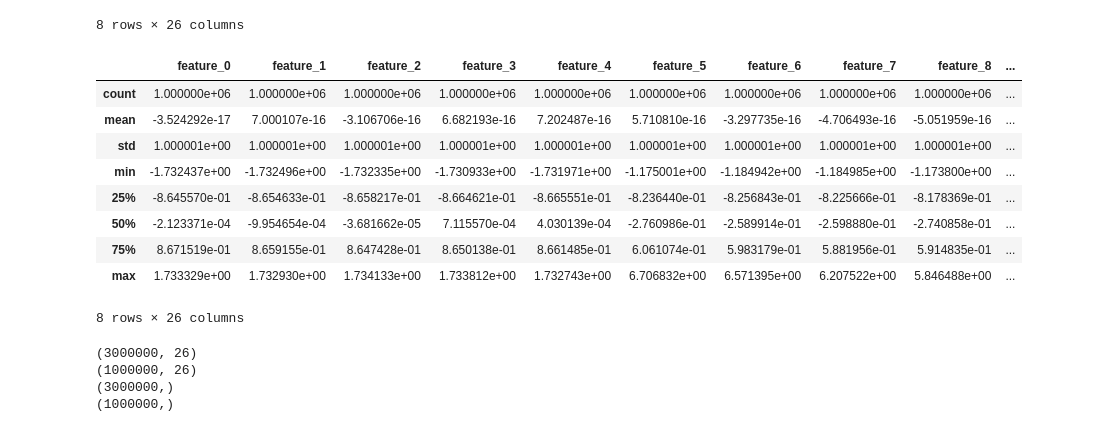
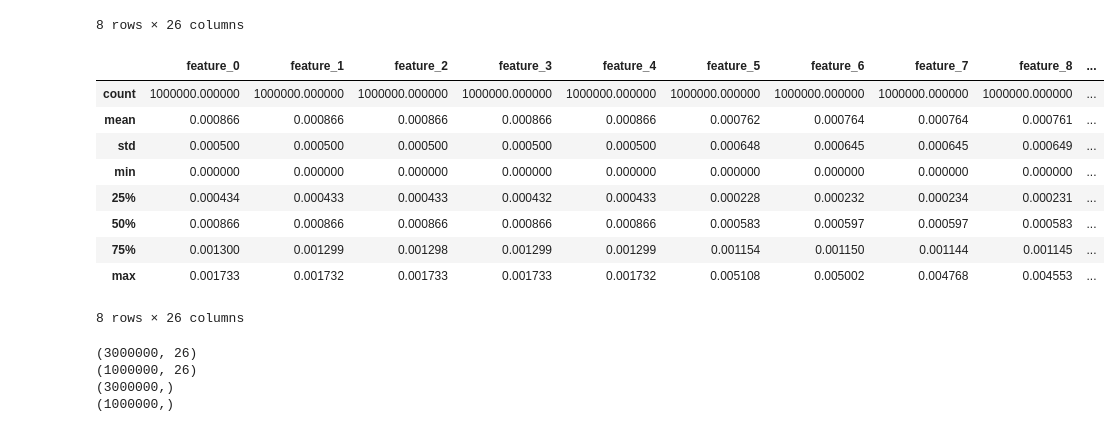
Before and after one commit to wuling31715/Kaggle, a Jupyter notebook: introml2018p2/demo.ipynb, the cells around one changed output. Drawn from its saved outputs; the diff is of its cells as text; code cells hidden in the pictures.

```diff
--- a/introml2018p2/demo.ipynb
+++ b/introml2018p2/demo.ipynb
@@ -111,18 +112,18 @@ test_data.describe()
 | max | 2.000000 | 2.000000 | 2.000000 | 2.000000 | 2.000000 | 3.616130 | 3.440780 | 3.300150 | 3.110740 | ... |
 8 rows × 26 columns
 # %%
-test_data = transoform(test_data, standardization)
+test_data = transoform(test_data, normalization)
 test_data.describe()
 # %% [output]
 |  | feature_0 | feature_1 | feature_2 | feature_3 | feature_4 | feature_5 | feature_6 | feature_7 | feature_8 | ... |
-| count | 1.000000e+06 | 1.000000e+06 | 1.000000e+06 | 1.000000e+06 | 1.000000e+06 | 1.000000e+06 | 1.000000e+06 | 1.000000e+06 | 1.000000e+06 | ... |
-| mean | -3.524292e-17 | 7.000107e-16 | -3.106706e-16 | 6.682193e-16 | 7.202487e-16 | 5.710810e-16 | -3.297735e-16 | -4.706493e-16 | -5.051959e-16 | ... |
-| std | 1.000001e+00 | 1.000001e+00 | 1.000001e+00 | 1.000001e+00 | 1.000001e+00 | 1.000001e+00 | 1.000001e+00 | 1.000001e+00 | 1.000001e+00 | ... |
-| min | -1.732437e+00 | -1.732496e+00 | -1.732335e+00 | -1.730933e+00 | -1.731971e+00 | -1.175001e+00 | -1.184942e+00 | -1.184985e+00 | -1.173800e+00 | ... |
-| 25% | -8.645570e-01 | -8.654633e-01 | -8.658217e-01 | -8.664621e-01 | -8.665551e-01 | -8.236440e-01 | -8.256843e-01 | -8.225666e-01 | -8.178369e-01 | ... |
-| 50% | -2.123371e-04 | -9.954654e-04 | -3.681662e-05 | 7.115570e-04 | 4.030139e-04 | -2.760986e-01 | -2.589914e-01 | -2.598880e-01 | -2.740858e-01 | ... |
-| 75% | 8.671519e-01 | 8.659155e-01 | 8.647428e-01 | 8.650138e-01 | 8.661485e-01 | 6.061074e-01 | 5.983179e-01 | 5.881956e-01 | 5.914835e-01 | ... |
-| max | 1.733329e+00 | 1.732930e+00 | 1.734133e+00 | 1.733812e+00 | 1.732743e+00 | 6.706832e+00 | 6.571395e+00 | 6.207522e+00 | 5.846488e+00 | ... |
+| count | 1000000.000000 | 1000000.000000 | 1000000.000000 | 1000000.000000 | 1000000.000000 | 1000000.000000 | 1000000.000000 | 1000000.000000 | 1000000.000000 | ... |
+| mean | 0.000866 | 0.000866 | 0.000866 | 0.000866 | 0.000866 | 0.000762 | 0.000764 | 0.000764 | 0.000761 | ... |
+| std | 0.000500 | 0.000500 | 0.000500 | 0.000500 | 0.000500 | 0.000648 | 0.000645 | 0.000645 | 0.000649 | ... |
+| min | 0.000000 | 0.000000 | 0.000000 | 0.000000 | 0.000000 | 0.000000 | 0.000000 | 0.000000 | 0.000000 | ... |
+| 25% | 0.000434 | 0.000433 | 0.000433 | 0.000432 | 0.000433 | 0.000228 | 0.000232 | 0.000234 | 0.000231 | ... |
+| 50% | 0.000866 | 0.000866 | 0.000866 | 0.000866 | 0.000866 | 0.000583 | 0.000597 | 0.000597 | 0.000583 | ... |
+| 75% | 0.001300 | 0.001299 | 0.001298 | 0.001299 | 0.001299 | 0.001154 | 0.001150 | 0.001144 | 0.001145 | ... |
+| max | 0.001733 | 0.001732 | 0.001733 | 0.001733 | 0.001732 | 0.005108 | 0.005002 | 0.004768 | 0.004553 | ... |
 8 rows × 26 columns
 # %%
 from sklearn.model_selection import train_test_split
```
Also changed, not shown: parts of 7 cells of this notebook, 8 other files.
